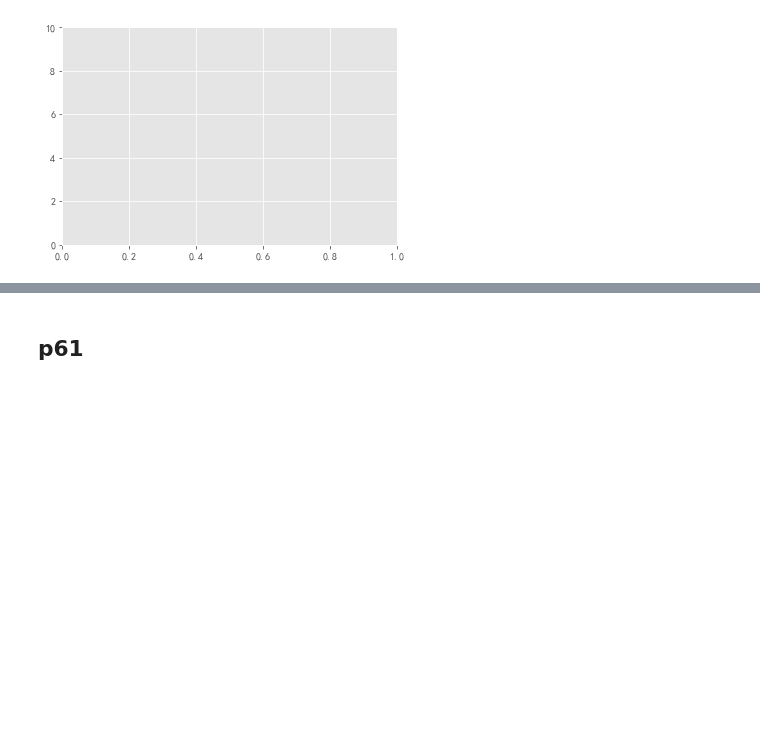
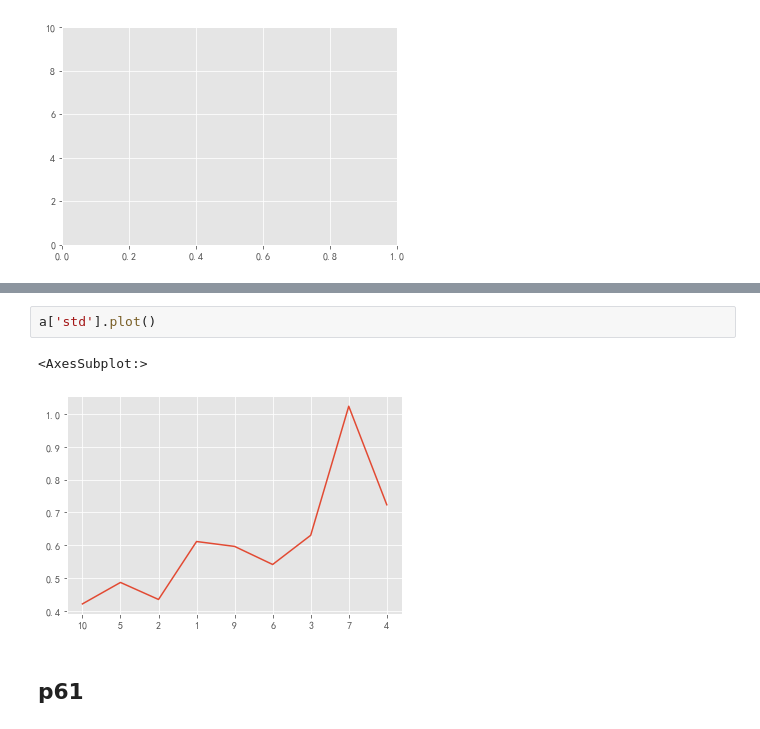
Before and after one commit to Eightina/Digital-Twin-CTM, a Jupyter notebook: Digital-Twin/ac_p6.ipynb, the cells around one changed output, grey strips where cells are left out. Drawn from its saved outputs; the diff is of its cells as text; blank space fills up the shorter version.

```diff
--- a/Digital-Twin/ac_p6.ipynb
+++ b/Digital-Twin/ac_p6.ipynb
@@ -265,3 +311,8 @@ DTW距离: 20.73795095023179
+# %%
+a['std'].plot()
+# %% [output]
+<AxesSubplot:>
+[figure, added]
 # %% [markdown]
 ## p61
 # %%
```
Also changed, not shown: parts of 9 cells of this notebook, 23 other files.
